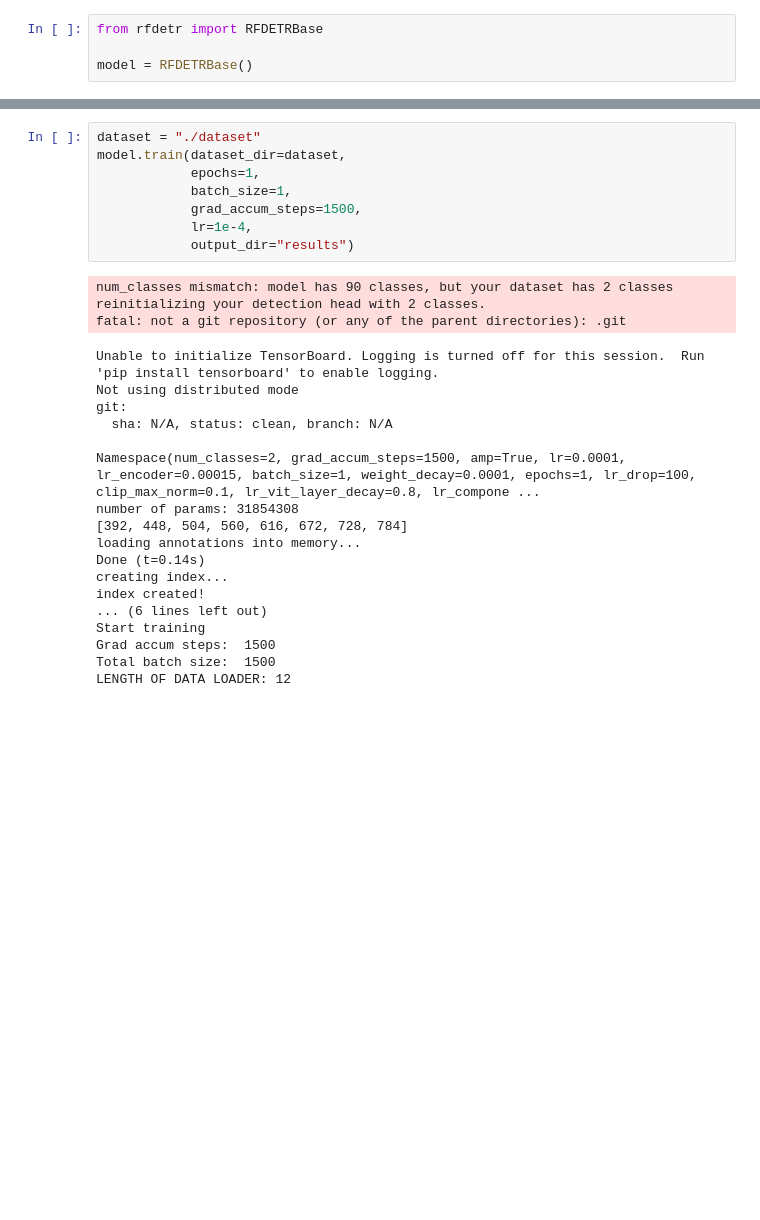
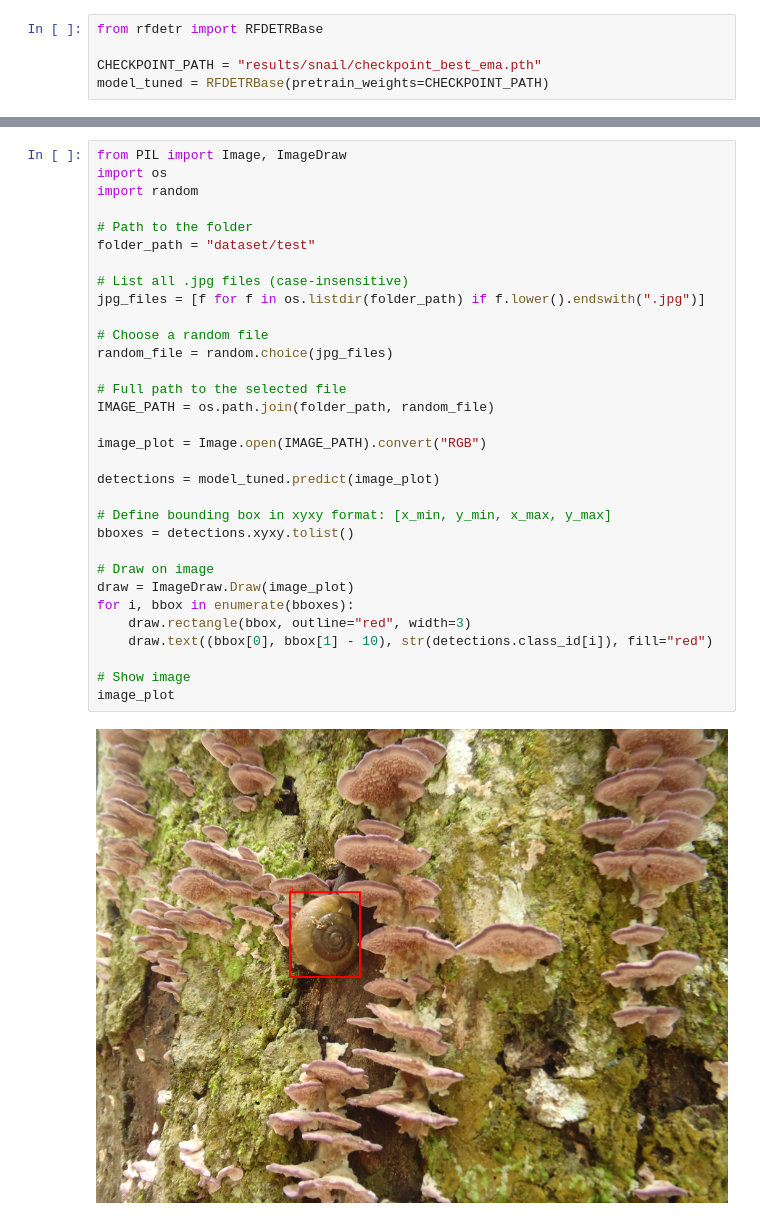
Before and after one commit to PierreMarieCurie/train-rf-detr-OIDv7, a Jupyter notebook: main.ipynb, the cells around one changed output, grey strips where cells are left out. Saved outputs shown, nothing was run; the diff lists cells and outputs as text; blank space fills up the shorter version.

```diff
--- a/main.ipynb
+++ b/main.ipynb
@@ -289,5 +1,6 @@ total in read_image_list_file = 0
 # %%
 from rfdetr import RFDETRBase
 
-model = RFDETRBase()
+CHECKPOINT_PATH = "results/snail/checkpoint_best_ema.pth"
+model_tuned = RFDETRBase(pretrain_weights=CHECKPOINT_PATH)
 # %% [output]
@@ -322,29 +10,34 @@ Using batch_size=2, grad_accum_steps=8
-# %%
-dataset = "./dataset"
-model.train(dataset_dir=dataset,
-            epochs=1,
-            batch_size=1,
-            grad_accum_steps=1500,
-            lr=1e-4,
-            output_dir="results")
-# %% [output]
-num_classes mismatch: model has 90 classes, but your dataset has 2 classes
-reinitializing your detection head with 2 classes.
-fatal: not a git repository (or any of the parent directories): .git
-Unable to initialize TensorBoard. Logging is turned off for this session.  Run 'pip install tensorboard' to enable logging.
-Not using distributed mode
-git:
-  sha: N/A, status: clean, branch: N/A
-
-Namespace(num_classes=2, grad_accum_steps=1500, amp=True, lr=0.0001, lr_encoder=0.00015, batch_size=1, weight_decay=0.0001, epochs=1, lr_drop=100, clip_max_norm=0.1, lr_vit_layer_decay=0.8, lr_compone ...
-number of params: 31854308
-[392, 448, 504, 560, 616, 672, 728, 784]
-loading annotations into memory...
-Done (t=0.14s)
-creating index...
-index created!
-... (6 lines left out)
-Start training
-Grad accum steps:  1500
-Total batch size:  1500
-LENGTH OF DATA LOADER: 12
+# %%
+from PIL import Image, ImageDraw
+import os
+import random
+
+# Path to the folder
+folder_path = "dataset/test"
+
+# List all .jpg files (case-insensitive)
+jpg_files = [f for f in os.listdir(folder_path) if f.lower().endswith(".jpg")]
+
+# Choose a random file
+random_file = random.choice(jpg_files)
+
+# Full path to the selected file
+IMAGE_PATH = os.path.join(folder_path, random_file)
+
+image_plot = Image.open(IMAGE_PATH).convert("RGB")
+
+detections = model_tuned.predict(image_plot)
+
+# Define bounding box in xyxy format: [x_min, y_min, x_max, y_max]
+bboxes = detections.xyxy.tolist()
+
+# Draw on image
+draw = ImageDraw.Draw(image_plot)
+for i, bbox in enumerate(bboxes):
+    draw.rectangle(bbox, outline="red", width=3)
+    draw.text((bbox[0], bbox[1] - 10), str(detections.class_id[i]), fill="red")
+
+# Show image
+image_plot
+# %% [output]
+[figure, added]
```
Also changed, not shown: parts of 16 cells of this notebook, 11 other files.
